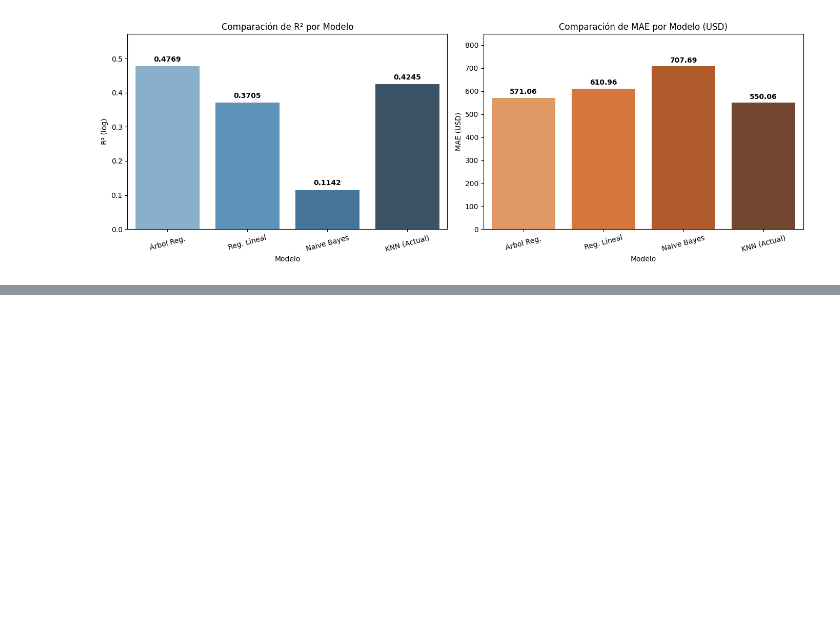
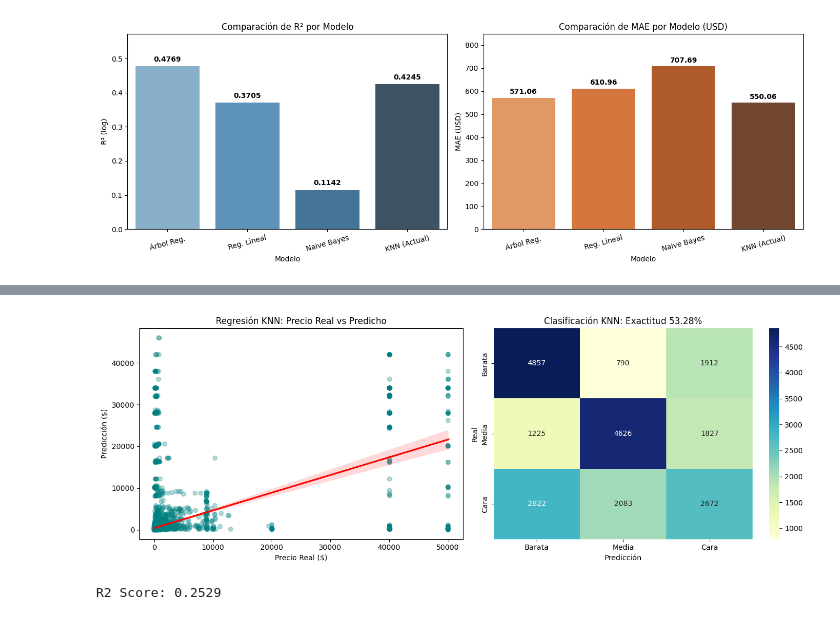
Before and after one commit to yosemm/Laboratorio6_Mineria, a Jupyter notebook: AnalisisLab6.ipynb, the cells around one changed output, grey strips where cells are left out. Drawn from its saved outputs; the diff is of its cells as text; code cells hidden in the pictures; blank space fills up the shorter version.

```diff
--- a/AnalisisLab6.ipynb
+++ b/AnalisisLab6.ipynb
@@ -402,0 +271,74 @@ weighted avg       0.55      0.57      0.56     15250
+# %%
+# Si no tienes pyreadr, ejecuta en una celda: !pip install pyreadr
+import pyreadr
+import pandas as pd
+import numpy as np
+import matplotlib.pyplot as plt
+import seaborn as sns
+from sklearn.model_selection import train_test_split
+from sklearn.preprocessing import StandardScaler
+from sklearn.neighbors import KNeighborsRegressor, KNeighborsClassifier
+from sklearn.metrics import mean_squared_error, r2_score, confusion_matrix, accuracy_score
+
+# 1. CARGA DE DATOS DESDE .RData
+result = pyreadr.read_r('listings.RData')
+# Extraemos el objeto principal (usualmente tiene el mismo nombre que el archivo o 'df')
+df = result[list(result.keys())[0]]
+
+# 2. PREPARACIÓN RÁPIDA (Basado en ejercicios 1-4)
+# Aseguramos que el precio sea numérico y manejamos nulos
+df['price'] = pd.to_numeric(df['price'].replace('[\$,]', '', regex=True), errors='coerce')
+cols_model = ['price', 'accommodates', 'bedrooms', 'beds', 'number_of_reviews']
+df_clean = df[cols_model].dropna()
+
+# Categorización (Ejercicio 4)
+bins = [0, df_clean['price'].quantile(0.33), df_clean['price'].quantile(0.66), df_clean['price'].max()]
+df_clean['categoria_precio'] = pd.cut(df_clean['price'], bins=bins, labels=['barata', 'media', 'cara'])
+
+# 3. SPLIT Y ESCALAMIENTO
+X = df_clean[['accommodates', 'bedrooms', 'beds', 'number_of_reviews']]
+y_reg = df_clean['price']
+y_clas = df_clean['categoria_precio']
+
+X_train, X_test, y_train_reg, y_test_reg, y_train_clas, y_test_clas = train_test_split(
+    X, y_reg, y_clas, test_size=0.3, random_state=42
+)
+
+scaler = StandardScaler()
+X_train_scaled = scaler.fit_transform(X_train)
+X_test_scaled = scaler.transform(X_test)
+
+# 4. ENTRENAMIENTO Y PREDICCIÓN
+knn_reg = KNeighborsRegressor(n_neighbors=5).fit(X_train_scaled, y_train_reg)
+knn_clas = KNeighborsClassifier(n_neighbors=5).fit(X_train_scaled, y_train_clas)
+
+y_pred_reg = knn_reg.predict(X_test_scaled)
+y_pred_clas = knn_clas.predict(X_test_scaled)
+
+# 5. GRÁFICAS DE EVALUACIÓN
+plt.figure(figsize=(14, 5))
+
+# Gráfica de Regresión
+plt.subplot(1, 2, 1)
+sns.regplot(x=y_test_reg, y=y_pred_reg, scatter_kws={'alpha':0.3, 'color':'teal'}, line_kws={'color':'red'})
+plt.title('Regresión KNN: Precio Real vs Predicho')
+plt.xlabel('Precio Real ($)')
+plt.ylabel('Predicción ($)')
+
+# Matriz de Confusión
+plt.subplot(1, 2, 2)
+cm = confusion_matrix(y_test_clas, y_pred_clas)
+sns.heatmap(cm, annot=True, fmt='d', cmap='YlGnBu',
+            xticklabels=['Barata', 'Media', 'Cara'],
+            yticklabels=['Barata', 'Media', 'Cara'])
+plt.title(f'Clasificación KNN: Exactitud {accuracy_score(y_test_clas, y_pred_clas):.2%}')
+plt.xlabel('Predicción')
+plt.ylabel('Real')
+
+plt.tight_layout()
+plt.show()
+
+print(f"R2 Score: {r2_score(y_test_reg, y_pred_reg):.4f}")
+# %% [output]
+[figure, added]
+R2 Score: 0.2529
```
Also changed, not shown: parts of 10 cells of this notebook.
